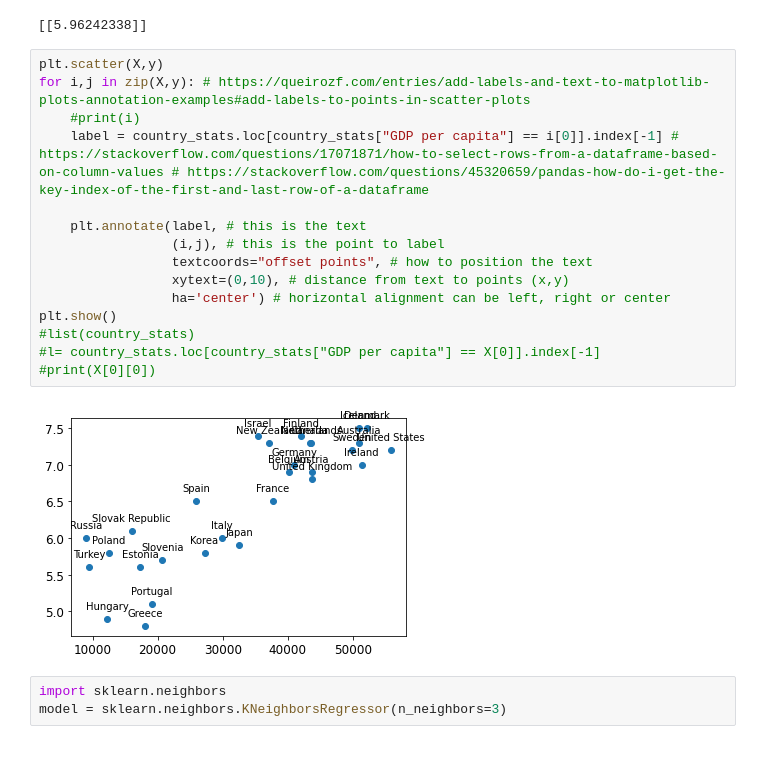
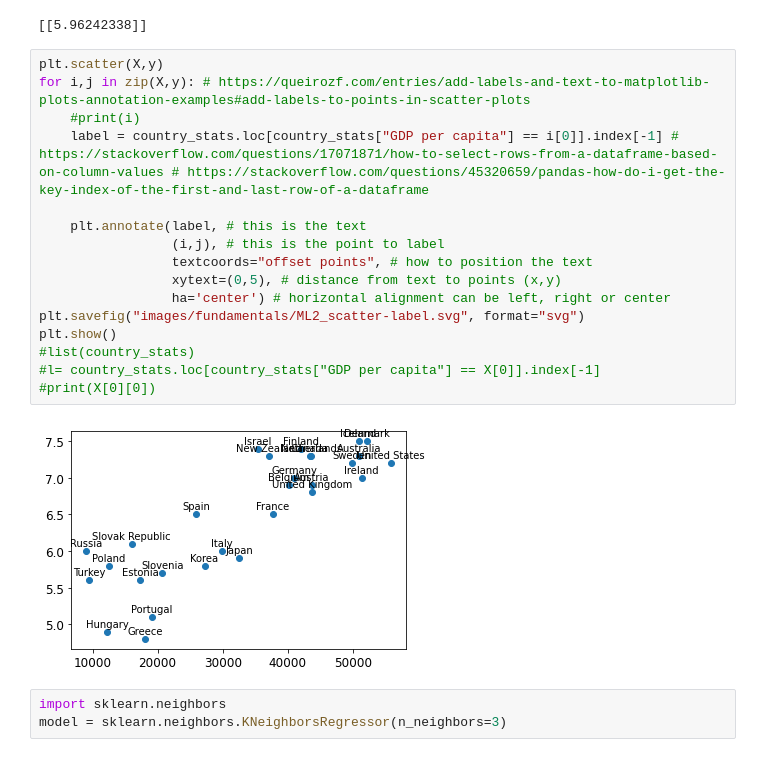
Before and after one commit to romangrothausmann/handson-ml2, a Jupyter notebook: 01_the_machine_learning_landscape.ipynb, the cells around one changed output. Saved outputs shown, nothing was run; the diff lists cells and outputs as text.

Commit message:
save labelled scatter plot as SVG

```diff
--- a/01_the_machine_learning_landscape.ipynb
+++ b/01_the_machine_learning_landscape.ipynb
@@ -95,20 +95,21 @@ print(model.predict(X_new)) # outputs [[ 5.96242338]]
 # %%
 plt.scatter(X,y)
 for i,j in zip(X,y): # https://queirozf.com/entries/add-labels-and-text-to-matplotlib-plots-annotation-examples#add-labels-to-points-in-scatter-plots
     #print(i)
     label = country_stats.loc[country_stats["GDP per capita"] == i[0]].index[-1] # https://stackoverflow.com/questions/17071871/how-to-select-rows-from-a-dataframe-based-on-column-values # https://stackoverflow.com/questions/45320659/pandas-how-do-i-get-the-key-index-of-the-first-and-last-row-of-a-dataframe
 
     plt.annotate(label, # this is the text
                  (i,j), # this is the point to label
                  textcoords="offset points", # how to position the text
-                 xytext=(0,10), # distance from text to points (x,y)
+                 xytext=(0,5), # distance from text to points (x,y)
                  ha='center') # horizontal alignment can be left, right or center
+plt.savefig("images/fundamentals/ML2_scatter-label.svg", format="svg")
 plt.show()
 #list(country_stats)
 #l= country_stats.loc[country_stats["GDP per capita"] == X[0]].index[-1]
 #print(X[0][0])
 # %% [output]
-[figure, old version]
+[figure, new version]
 # %%
 import sklearn.neighbors
 model = sklearn.neighbors.KNeighborsRegressor(n_neighbors=3)
```
Also changed, not shown: 1 other file.
